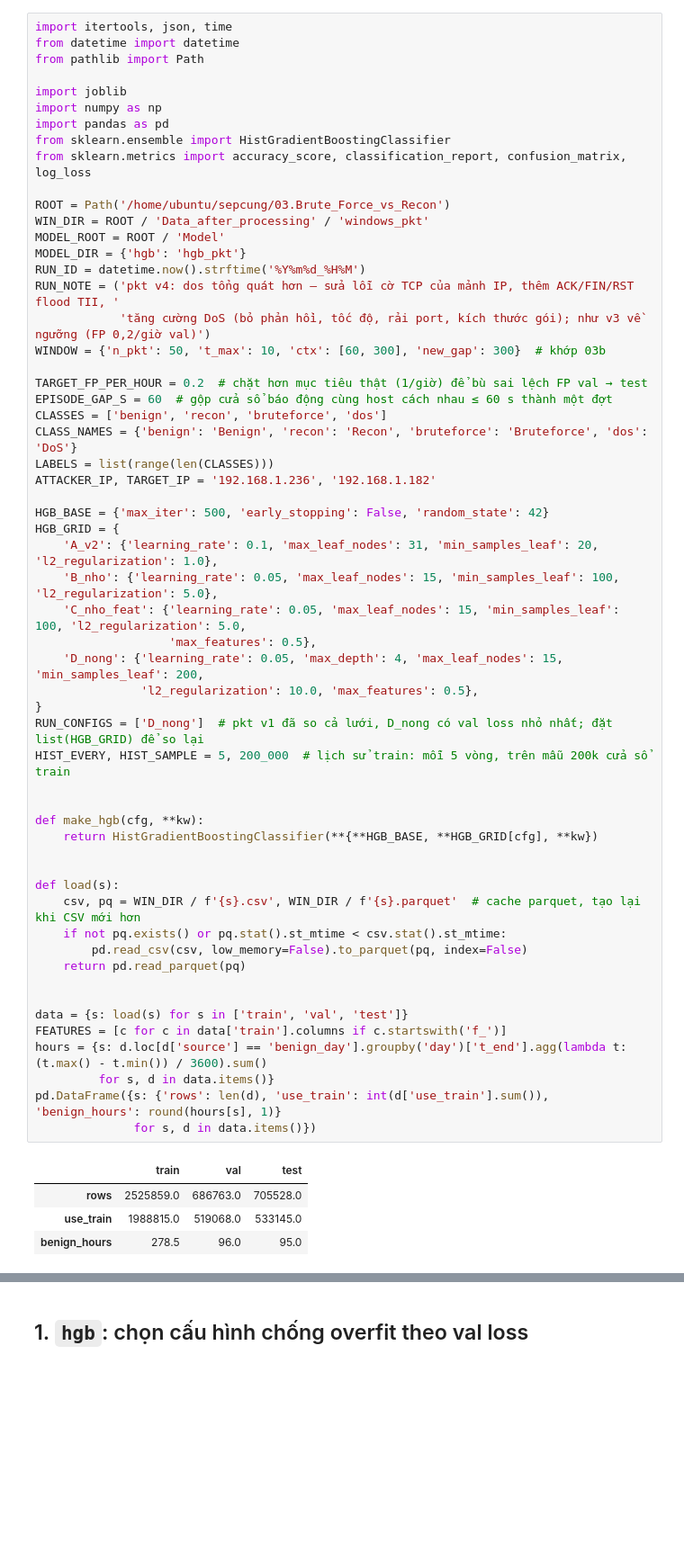
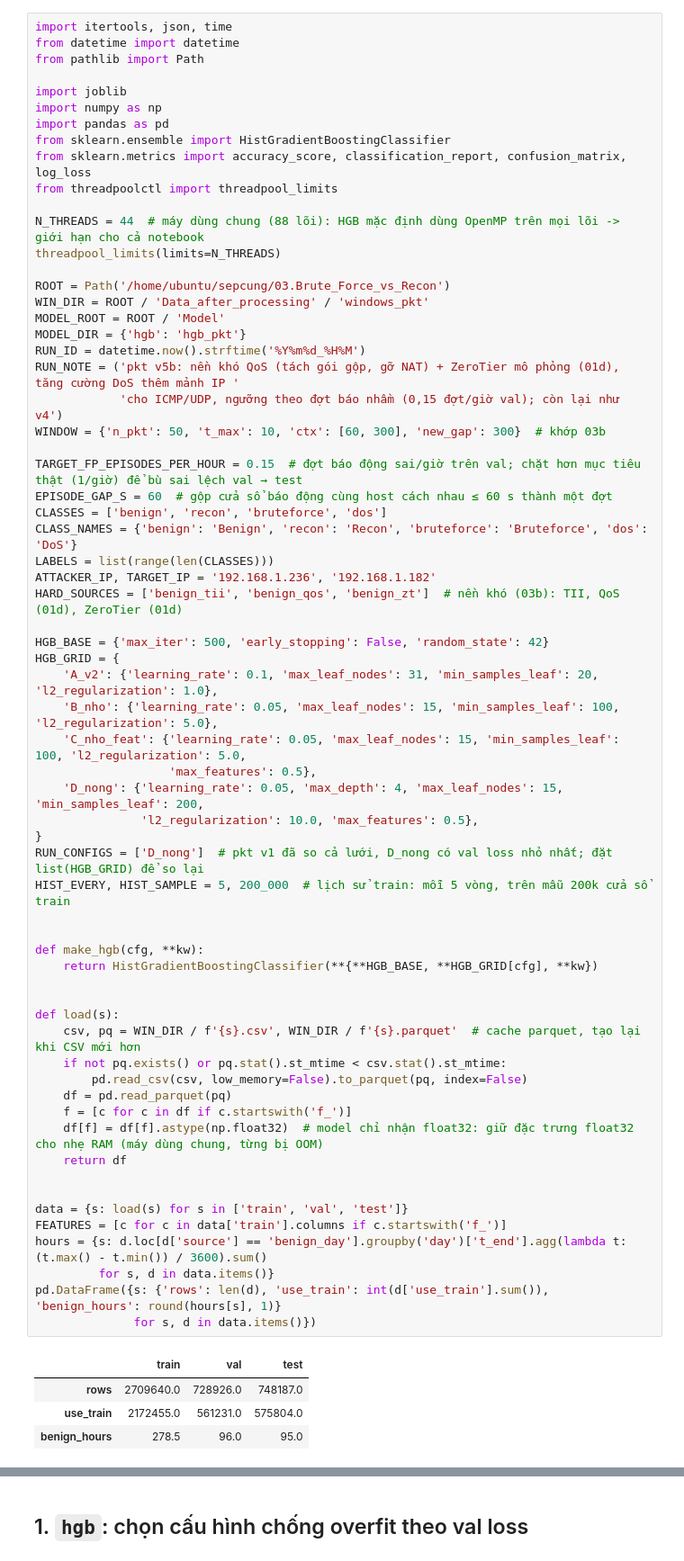
Before and after one commit to DucAnhVu-15/03.BruteForce_-_Recon, a Jupyter notebook: Code/train/04b_train_eval_packet_windows.ipynb, the cells around one changed output, grey strips where cells are left out. Shown at 90% size. Saved outputs shown, nothing was run; the diff lists cells and outputs as text; blank space fills up the shorter version.

```diff
--- a/Code/train/04b_train_eval_packet_windows.ipynb
+++ b/Code/train/04b_train_eval_packet_windows.ipynb
@@ -26,57 +29,65 @@ import numpy as np
 import pandas as pd
 from sklearn.ensemble import HistGradientBoostingClassifier
 from sklearn.metrics import accuracy_score, classification_report, confusion_matrix, log_loss
+from threadpoolctl import threadpool_limits
+
+N_THREADS = 44  # máy dùng chung (88 lõi): HGB mặc định dùng OpenMP trên mọi lõi -> giới hạn cho cả notebook
+threadpool_limits(limits=N_THREADS)
 
 ROOT = Path('/home/ubuntu/sepcung/03.Brute_Force_vs_Recon')
 WIN_DIR = ROOT / 'Data_after_processing' / 'windows_pkt'
 MODEL_ROOT = ROOT / 'Model'
 MODEL_DIR = {'hgb': 'hgb_pkt'}
 RUN_ID = datetime.now().strftime('%Y%m%d_%H%M')
-RUN_NOTE = ('pkt v4: dos tổng quát hơn — sửa lỗi cờ TCP của mảnh IP, thêm ACK/FIN/RST flood TII, '
-            'tăng cường DoS (bỏ phản hồi, tốc độ, rải port, kích thước gói); như v3 về ngưỡng (FP 0,2/giờ val)')
+RUN_NOTE = ('pkt v5b: nền khó QoS (tách gói gộp, gỡ NAT) + ZeroTier mô phỏng (01d), tăng cường DoS thêm mảnh IP '
+            'cho ICMP/UDP, ngưỡng theo đợt báo nhầm (0,15 đợt/giờ val); còn lại như v4')
 WINDOW = {'n_pkt': 50, 't_max': 10, 'ctx': [60, 300], 'new_gap': 300}  # khớp 03b
 
-TARGET_FP_PER_HOUR = 0.2  # chặt hơn mục tiêu thật (1/giờ) để bù sai lệch FP val → test
+TARGET_FP_EPISODES_PER_HOUR = 0.15  # đợt báo động sai/giờ trên val; chặt hơn mục tiêu thật (1/giờ) để bù sai lệch val → test
 EPISODE_GAP_S = 60  # gộp cửa sổ báo động cùng host cách nhau ≤ 60 s thành một đợt
 CLASSES = ['benign', 'recon', 'bruteforce', 'dos']
 CLASS_NAMES = {'benign': 'Benign', 'recon': 'Recon', 'bruteforce': 'Bruteforce', 'dos': 'DoS'}
 LABELS = list(range(len(CLASSES)))
 ATTACKER_IP, TARGET_IP = '192.168.1.236', '192.168.1.182'
+HARD_SOURCES = ['benign_tii', 'benign_qos', 'benign_zt']  # nền khó (03b): TII, QoS (01d), ZeroTier (01d)
 
 HGB_BASE = {'max_iter': 500, 'early_stopping': False, 'random_state': 42}
 HGB_GRID = {
     'A_v2': {'learning_rate': 0.1, 'max_leaf_nodes': 31, 'min_samples_leaf': 20, 'l2_regularization': 1.0},
     'B_nho': {'learning_rate': 0.05, 'max_leaf_nodes': 15, 'min_samples_leaf': 100, 'l2_regularization': 5.0},
     'C_nho_feat': {'learning_rate': 0.05, 'max_leaf_nodes': 15, 'min_samples_leaf': 100, 'l2_regularization': 5.0,
                    'max_features': 0.5},
     'D_nong': {'learning_rate': 0.05, 'max_depth': 4, 'max_leaf_nodes': 15, 'min_samples_leaf': 200,
                'l2_regularization': 10.0, 'max_features': 0.5},
 }
 RUN_CONFIGS = ['D_nong']  # pkt v1 đã so cả lưới, D_nong có val loss nhỏ nhất; đặt list(HGB_GRID) để so lại
 HIST_EVERY, HIST_SAMPLE = 5, 200_000  # lịch sử train: mỗi 5 vòng, trên mẫu 200k cửa sổ train
 
 
 def make_hgb(cfg, **kw):
     return HistGradientBoostingClassifier(**{**HGB_BASE, **HGB_GRID[cfg], **kw})
 
 
 def load(s):
     csv, pq = WIN_DIR / f'{s}.csv', WIN_DIR / f'{s}.parquet'  # cache parquet, tạo lại khi CSV mới hơn
     if not pq.exists() or pq.stat().st_mtime < csv.stat().st_mtime:
         pd.read_csv(csv, low_memory=False).to_parquet(pq, index=False)
-    return pd.read_parquet(pq)
+    df = pd.read_parquet(pq)
+    f = [c for c in df if c.startswith('f_')]
+    df[f] = df[f].astype(np.float32)  # model chỉ nhận float32: giữ đặc trưng float32 cho nhẹ RAM (máy dùng chung, từng bị OOM)
+    return df
 
 
 data = {s: load(s) for s in ['train', 'val', 'test']}
 FEATURES = [c for c in data['train'].columns if c.startswith('f_')]
 hours = {s: d.loc[d['source'] == 'benign_day'].groupby('day')['t_end'].agg(lambda t: (t.max() - t.min()) / 3600).sum()
          for s, d in data.items()}
 pd.DataFrame({s: {'rows': len(d), 'use_train': int(d['use_train'].sum()), 'benign_hours': round(hours[s], 1)}
               for s, d in data.items()})
 # %% [output]
 |  | train | val | test |
-| rows | 2525859.0 | 686763.0 | 705528.0 |
-| use_train | 1988815.0 | 519068.0 | 533145.0 |
+| rows | 2709640.0 | 728926.0 | 748187.0 |
+| use_train | 2172455.0 | 561231.0 | 575804.0 |
 | benign_hours | 278.5 | 96.0 | 95.0 |
 # %%
 pd.concat({s: d.groupby(['source', 'label']).size() for s, d in data.items()}, axis=1).fillna(0).astype(int)
```
Also changed, not shown: parts of 10 cells of this notebook, 8 other files.
